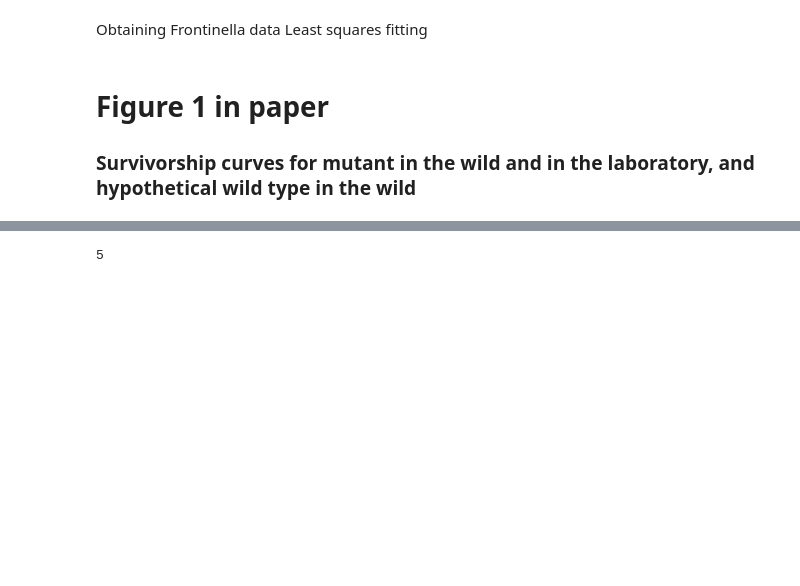
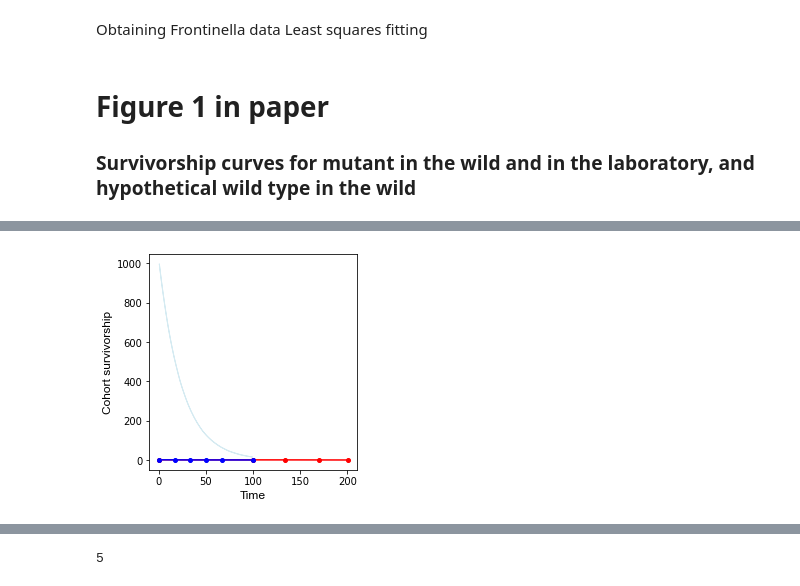
Before and after one commit to stifwo/advantageous-aging, a Jupyter notebook: RA_Frontinella_PNAS_26.03.21.ipynb, the cells around one changed output, grey strips where cells are left out. Cells and saved outputs as stored; diff of their text form; code cells hidden in the pictures; blank space fills up the shorter version.

Commit message:
Plot results from refactored model

```diff
--- a/RA_Frontinella_PNAS_26.03.21.ipynb
+++ b/RA_Frontinella_PNAS_26.03.21.ipynb
@@ -244,0 +236,6 @@ AxisError: axis 1 is out of bounds for array of dimension 1
+# %%
+population = HYP_WILD_TYPE
+hazard_rate_parameters["population"] = population
+t_max = 100
+
+hypothetical_wild_type_survivorship = run_simulation(number_of_repetitions, cohort_survivorship, minimum_population_threshold, hazard_rate_parameters, t_max)
@@ -244,0 +246,4 @@ AxisError: axis 1 is out of bounds for array of dimension 1
+# %%
+mean_mutant_captivity_survivorship = np.mean(mutant_captivity_survivorship, axis=0)
+mean_mutant_wild_survivorship = np.mean(mutant_wild_survivorship, axis=0)
+mean_hyp_wild_type_survivorship = np.mean(hypothetical_wild_type_survivorship, axis=0)
@@ -244,0 +278,78 @@ AxisError: axis 1 is out of bounds for array of dimension 1
+# %%
+mean_mutant_captivity_survivorship = mean_mutant_captivity_survivorship * (1 / number_of_individuals)
+std_mutant_captivity_survivorship = np.std(mutant_captivity_survivorship * (1 / number_of_individuals), axis=0)
+
+mean_mutant_wild_survivorship = mean_mutant_wild_survivorship * (1 / number_of_individuals)
+std_mutant_wild_survivorship = np.std(mutant_wild_survivorship * (1 / number_of_individuals), axis=0)
+
+mean_hyp_wild_type_survivorship = mean_hyp_wild_type_survivorship * (1 / number_of_individuals)
+std_hyp_wild_type_survivorship = np.std(hypothetical_wild_type_survivorship * (1 / number_of_individuals), axis=0)
+# %%
+# Plotting
+Tmax_C = 201
+Tmax_W = 100
+Tmax_WT = 100
+
+C1 = np.arange(0, Tmax_C, 1, dtype=int)
+C2 = np.arange(0, Tmax_W, 1, dtype=int)
+C3 = np.arange(0, Tmax_WT, 1, dtype=int)
+
+fig1, ax = plt.subplots(figsize=(6, 6))
+
+ax.plot(C1, mean_mutant_captivity_survivorship, 'r-')
+ax.fill_between(range(Tmax_C),
+                mean_mutant_captivity_survivorship - 3.0 * std_mutant_captivity_survivorship,
+                mean_mutant_captivity_survivorship + 3.0 * std_mutant_captivity_survivorship,
+                color='pink',
+                alpha=0.5)
+
+ax.plot(C2, mean_mutant_wild_survivorship, 'b-')
+ax.fill_between(range(Tmax_WT),
+                mean_hypothetical_wild_type_survivorship - 3.0 * std_hyp_wild_type_survivorship,
+                mean_hypothetical_wild_type_survivorship + 3.0 * std_hyp_wild_type_survivorship,
+                color='lightblue',
+                alpha=0.5)
+
+#Data extracted from Austad (1989)
+#Laboratory
+#plt.plot(0, 1.0,'o')
+#plt.plot(30*217/65, 0.8895,'ro')
+#plt.plot(40*217/65, 0.592,'ro')
+#plt.plot(51*217/65, 0.174,'ro')
+#plt.plot(60*217/65, 0.0239,'ro')
+
+X_C = [0,30*217/65,40*217/65,51*217/65,60*217/65]
+Y_C = [1.0,0.8895,0.592,0.174,0.0239]
+ax.plot(X_C,Y_C,'ro',markersize=4)
+
+X_W = [0, 5*100/30, 10*100/30,15*100/30,20*100/30,30*100/30]
+Y_W = [1.0,0.5498,0.268,0.148,0.05,0.0]
+ax.plot(X_W,Y_W,'bo',markersize=4)
+
+#Data extracted from Austad (1989)
+#Wild
+#plt.plot(0, 1.0,'bo')
+#plt.plot(5*100/30, 0.5498,'bo')
+#plt.plot(10*100/30, 0.268,'bo')
+#plt.plot(15*100/30, 0.148,'bo')
+#plt.plot(20*100/30, 0.05,'bo')
+#plt.plot(25*100/30, 0.0016,'bo')
+#plt.plot(30*100/30, 0.0,'bo')
+
+afont = {'fontname':'Arial'}
+ax.set_xlabel("Time",fontsize = 12,**afont)
+ax.set_ylabel("Cohort survivorship",fontsize = 12,**afont);
+
+x_size = 10
+plt.rc('xtick',labelsize=x_size)
+y_size = 10
+plt.rc('ytick',labelsize=y_size)
+
+fig1.tight_layout()
+
+figure = plt.gcf()
+figure.set_size_inches(3.42, 3.42)
+
+plt.savefig('RA_PNAS_fig1_Frontinella.pdf', dpi = 1200, bbox_inches="tight");
+# %% [output]
+[figure, added]
```
Also changed, not shown: parts of 14 cells of this notebook.
